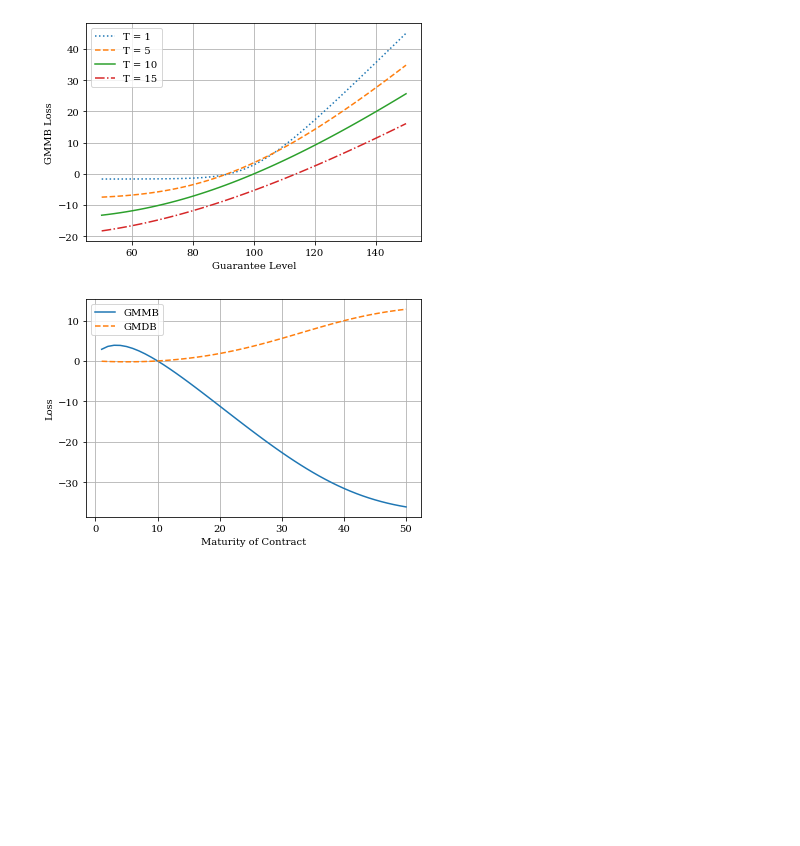
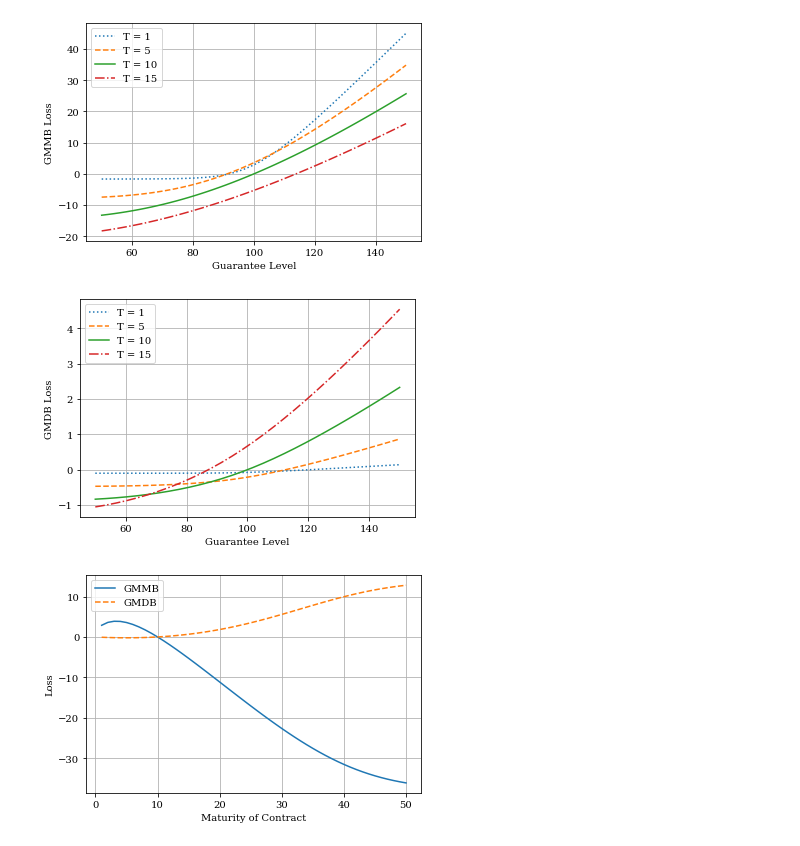
Before and after one commit to hwlcry/European-Option, a Jupyter notebook: GMMBRSMJD.ipynb, the cells around one changed output. Drawn from its saved outputs; the diff is of its cells as text; code cells hidden in the pictures; blank space fills up the shorter version.

```diff
--- a/GMMBRSMJD.ipynb
+++ b/GMMBRSMJD.ipynb
@@ -19,7 +19,7 @@ m = 0.02 # R&E fee
 me = 0.01651366493609785 # rider charge for GMMB
 md = 0.0009981174275268288 # rider charge for GMDB
 N, X = 1024, 7.5 # FST param.
-I, Path = 1000000, 2000 # Monte Carlo param.
+I, Path = 100000, 2000 # Monte Carlo param.
 
 r = [0.04, 0.01] # risk-free interest rate
 drift = [0.05, 0.02] # drift
@@ -29,7 +29,7 @@ mu = [0.2, -0.1] # jump mean
 nu = [0.1, 0.2] # jump volatility
 
 A = np.array([[-0.4, 0.4], [0.3, -0.3]]) # transition matrix
-Pi = np.array([[0.9999], [0.0001]]) # ini state
+Pi = np.array([[1-0.9999], [1-0.0001]]) # ini state
 # %%
 # np.exp(mu[0] + 0.5 * nu[0] ** 2) - 1
 # %% [output]
@@ -417,6 +553,25 @@ GMDB_FST = 2.6751484372756389
 # plt.grid()
 # %% [output]
 [figure]
+# %%
+# 50 years old GMDB
+guarantee = np.linspace(50, 150, 30)
+time = [1, 5, 10, 15]
+lab = ['T = 1', 'T = 5', 'T = 10', 'T = 15']
+sty = [':', '--', '-', '-.']
+# plt.figure(figsize=(10,6))
+for j in range(len(time)):
+    v = []
+    for i in guarantee:
+        temp = rsmjd_gmdb_fst(S0, i, time[j], r, sigma, m, md, lamb, mu, nu, A, Pi, N, X)
+        v.append(temp)
+    plt.plot(guarantee, v, label=lab[j], linestyle=sty[j])
+plt.legend()
+plt.xlabel('Guarantee Level')
+plt.ylabel('GMDB Loss')
+plt.grid()
+# %% [output]
+[figure, added]
 # %%
 # maturity = np.arange(1, 51)
 # lab = ['GMMB', 'GMDB']
```
Also changed, not shown: parts of 26 cells of this notebook, 5 other files.
